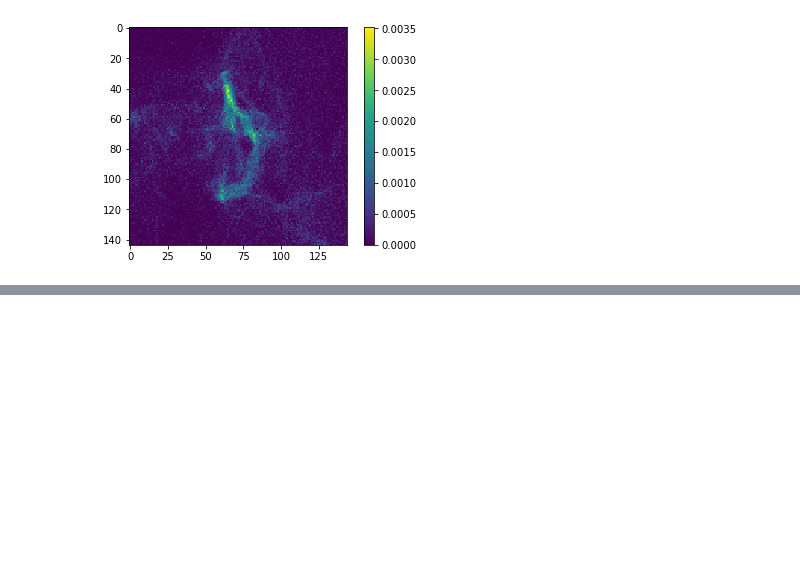
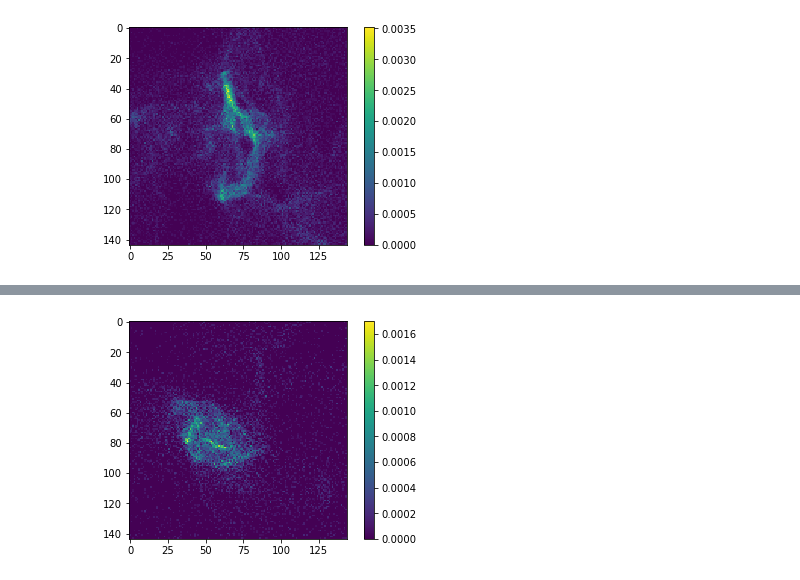
Before and after one commit to LTISH210/galaxies, a Jupyter notebook: dataIntro.ipynb, the cells around one changed output, grey strips where cells are left out. Drawn from its saved outputs; the diff is of its cells as text; code cells hidden in the pictures; blank space fills up the shorter version.

```diff
--- a/dataIntro.ipynb
+++ b/dataIntro.ipynb
@@ -217,0 +406,3 @@ if "" ==
+# %%
+nStar=len(mStar)
+rStar=rGas6-com # recenters
@@ -217,0 +419,29 @@ if "" ==
+# %%
+ fields=[
+        [0, 'Volume'],
+        [0, 'Masses'],
+        [0,'Coordinates']
+]
+c=getGalaxy(204394,fields)
+vGas7=c[0][:]
+mGas7=c[1][:]
+rGas7=c[2][:,:]
+
+def findCenterMass(rStar,mStar):
+    com=np.zeros(3)
+    for i in range(3):
+        com[i]=np.sum(rStar[:,i]*mStar[:])/np.sum(mStar[:])
+    return com
+
+nStar=len(mStar)
+
+rStar=rGas7-com # recenters
+cm=findCenterMass(rGas7,mGas7)
+rGas7=rGas7-cm
+pixels=findPixels(rGas7,mGas7,144,16)
+galaxyPlot=plt.gca()
+image=galaxyPlot.imshow(pixels)
+plt.colorbar(image)
+plt.show(galaxyPlot)
+# %% [output]
+[figure, added]
```
Also changed, not shown: parts of 26 cells of this notebook.
